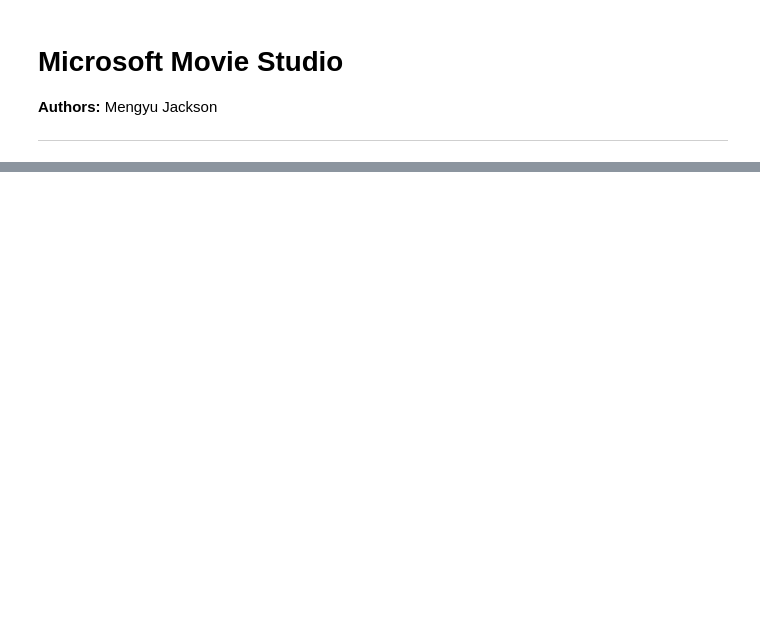
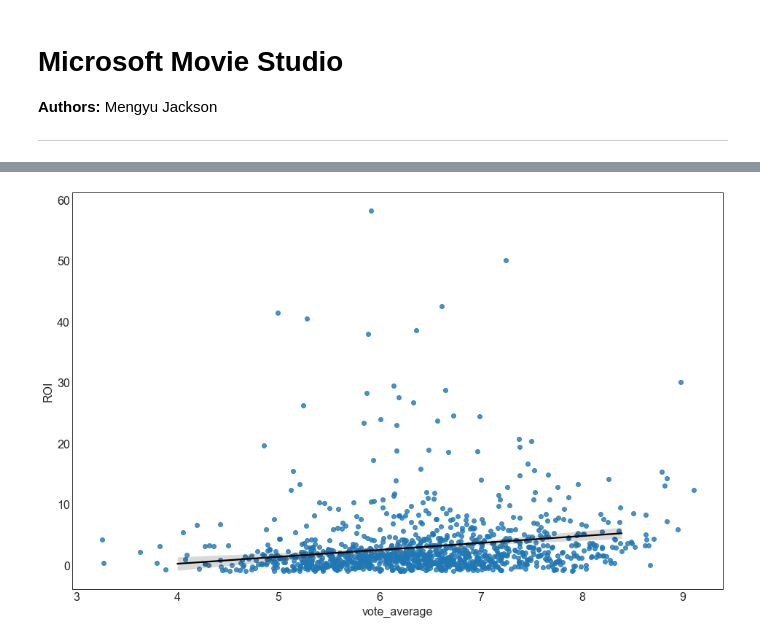
Before and after one commit to mengyujackson121/MicrosoftMovieStudio, a Jupyter notebook: dsc-phase1-project-MengyuJ.ipynb, the cells around one changed output, grey strips where cells are left out. Saved outputs shown, nothing was run; the diff lists cells and outputs as text; code cells hidden in the pictures; blank space fills up the shorter version.

Commit message:
Finished exploratory data analysis

```diff
--- a/dsc-phase1-project-MengyuJ.ipynb
+++ b/dsc-phase1-project-MengyuJ.ipynb
@@ -445,0 +111,2 @@ Questions to consider:
+# %%
+viz.profitability_movies(cleaned_data)
@@ -445,0 +121,5 @@ Questions to consider:
+# %%
+# Question: Is movie making money?
+# Answer: Yes, more movie making money than losing money.
+# few chart show result by number of moive, budget, gross.
+viz.movies_profit(cleaned_data)
@@ -445,0 +128,6 @@ Questions to consider:
+# %%
+# Does higher vote_average mean higher ROI?
+viz.vote(cleaned_data)
+# Answer: Correlation is weak, but appears to be negative(!
+# %% [output]
+[figure, added]
```
Also changed, not shown: parts of 62 cells of this notebook, 10 other files.
